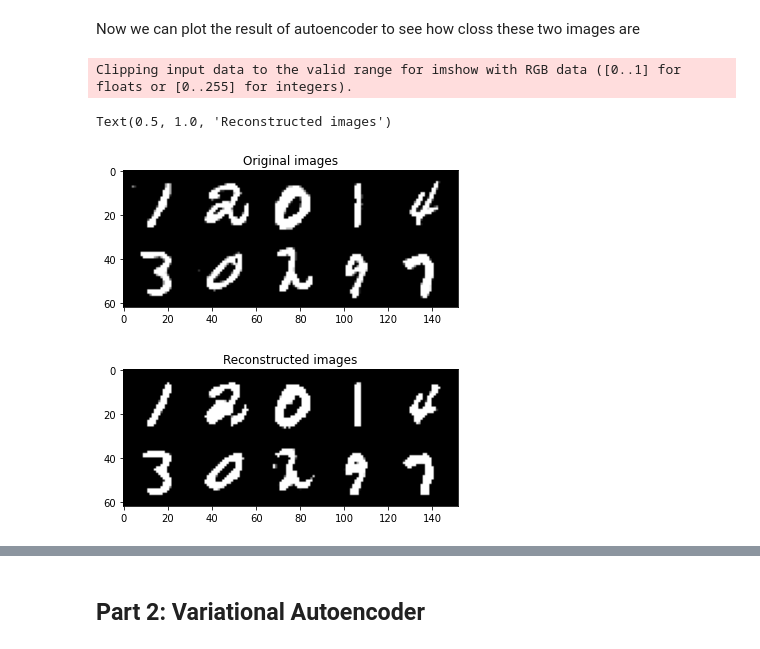
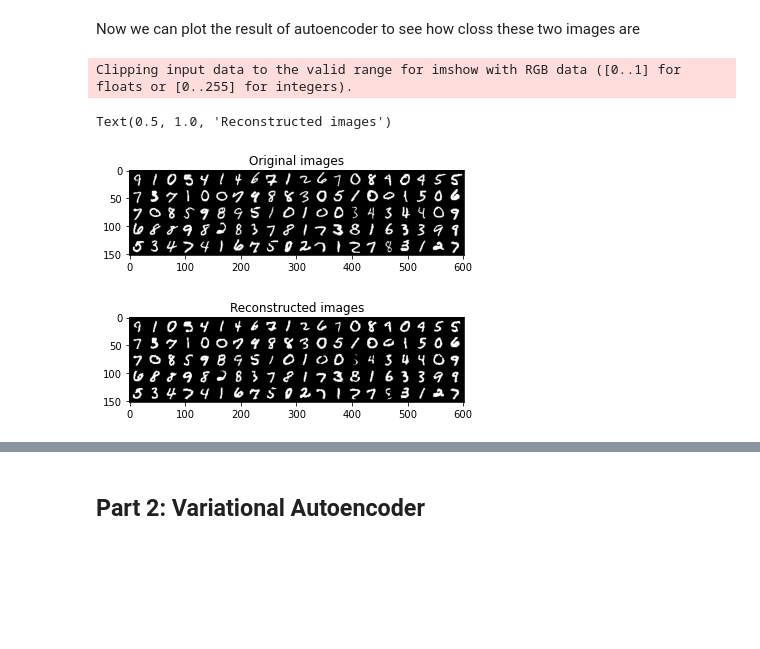
Before and after one commit to HsiuWen/DL_course_MS_HPC_IA, a Jupyter notebook: Lab6_generative_model.ipynb, the cells around one changed output, grey strips where cells are left out. Drawn from its saved outputs; the diff is of its cells as text; code cells hidden in the pictures; blank space fills up the shorter version.

```diff
--- a/Lab6_generative_model.ipynb
+++ b/Lab6_generative_model.ipynb
@@ -229,26 +225,26 @@ Wall time: 6min 25s
 # %% [markdown]
 Now we can plot the result of autoencoder to see how closs these two images are
 # %%
-x,_ = next(iter(train_loader))
+x,_ = next(iter(test_loader))
 #z = autoencoder(x)
 device = torch.device('cuda:0' if torch.cuda.is_available() else 'cpu')
 x = x.to(device)
 with torch.no_grad():
     reconstruct_ims = autoencoder(x).cpu()
 
-ims_ori = make_grid(x.cpu(), nrow=5).permute(1,2,0).numpy()
+ims_ori = make_grid(x.cpu(), nrow=20).permute(1,2,0).numpy()
 plt.imshow(ims_ori)
 plt.title('Original images')
 
 plt.figure()
-ims = make_grid(reconstruct_ims, nrow=5).permute(1,2,0).numpy()
+ims = make_grid(reconstruct_ims, nrow=20).permute(1,2,0).numpy()
 plt.imshow(ims)
 plt.title('Reconstructed images')
 # %% [output]
 Clipping input data to the valid range for imshow with RGB data ([0..1] for floats or [0..255] for integers).
 Text(0.5, 1.0, 'Reconstructed images')
-[figure, old version]
+[figure, new version]
-[figure, old version]
+[figure, new version]
 # %% [markdown]
 ## Limitation of autoencoder
 In the above example, our encoder and decoder architectures have only one layer without non-linearity. Such encoder-deocoder represent linear transformations (the sigmoid function can be removed since it is simply the function to accelerate the training). It is worth mentioning that Principle Componet Anaysis (PCA) defines one of the soltuions (basis) that satisfied the minimum of reconstruction error. For our autoencoder, indeed, can have several basis that describe the same optimal subspace. It ends up that the new features do not have to be independent.
```
Also changed, not shown: parts of 27 cells of this notebook.
